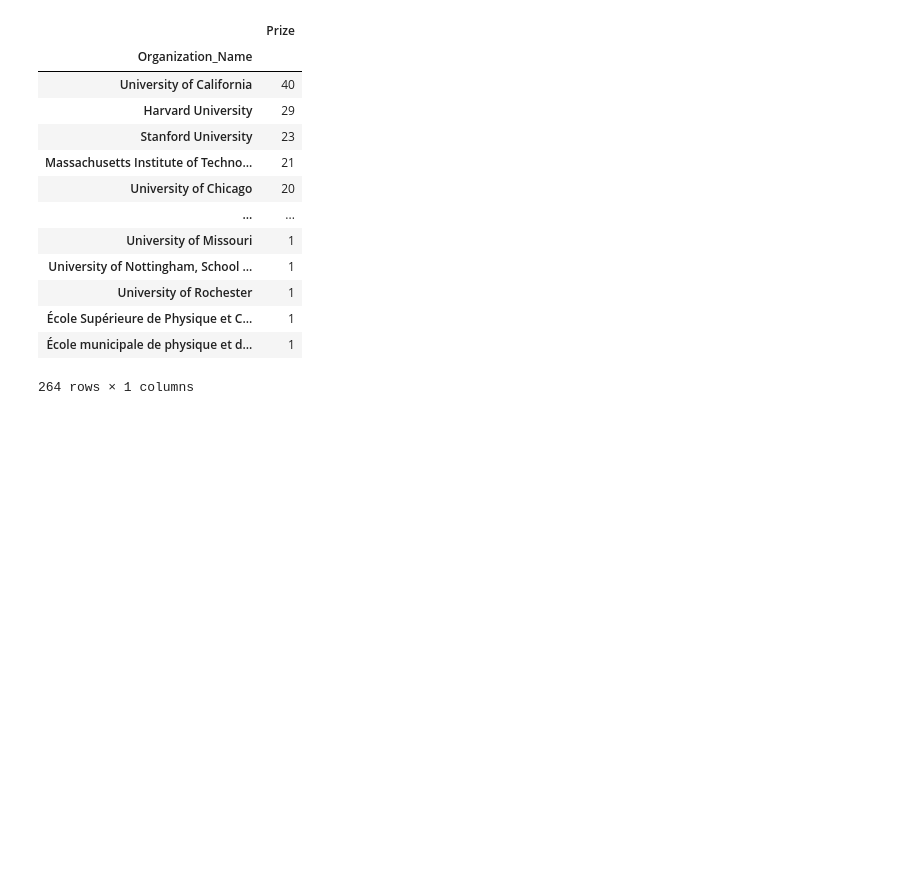
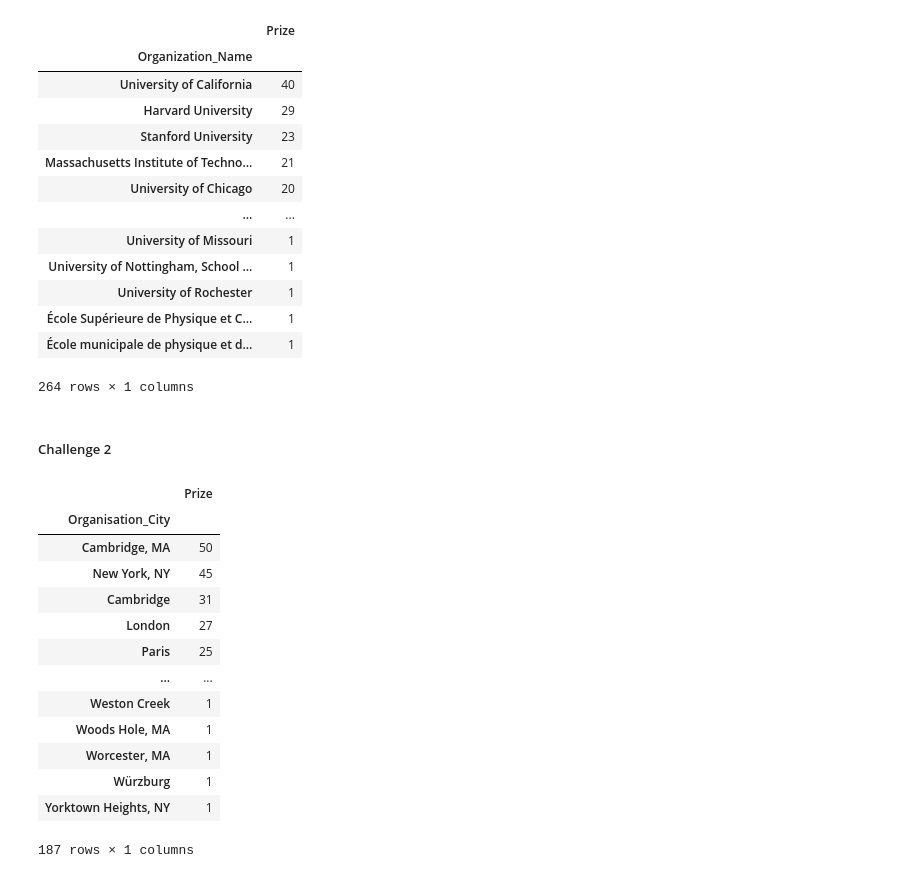
Before and after one commit to shane-221/Python_Basics, a Jupyter notebook: 09_Advanced-Data_Analysis(Pandas-Plotly-Seaborn)/79_Matplotlib_Pandas_Seaborn/main.ipynb, the cells around one changed output. Cells and saved outputs as stored; diff of their text form; code cells hidden in the pictures; blank space fills up the shorter version.

```diff
--- a/09_Advanced-Data_Analysis(Pandas-Plotly-Seaborn)/79_Matplotlib_Pandas_Seaborn/main.ipynb
+++ b/09_Advanced-Data_Analysis(Pandas-Plotly-Seaborn)/79_Matplotlib_Pandas_Seaborn/main.ipynb
@@ -608,3 +608,24 @@ chart =px.bar(x = organisation_df["Prize"][:20],
               color = organisation_df["Prize"][:20],)
 chart.update_layout(coloraxis_showscale=False)
 chart.show()
+# %% [markdown]
+##### Challenge 2
+# %%
+organisation_city = df.groupby("Organisation_City").agg({"Prize":"count"})
+organisation_city.sort_values(by ="Prize", ascending = True, inplace=True)
+organisation_city
+# %% [output]
+|  | Prize |
+| Organisation_City |  |
+| Cambridge, MA | 50 |
+| New York, NY | 45 |
+| Cambridge | 31 |
+| London | 27 |
+| Paris | 25 |
+| ... | ... |
+| Weston Creek | 1 |
+| Woods Hole, MA | 1 |
+| Worcester, MA | 1 |
+| Würzburg | 1 |
+| Yorktown Heights, NY | 1 |
+187 rows × 1 columns
```
Also changed, not shown: parts of 8 cells of this notebook.
